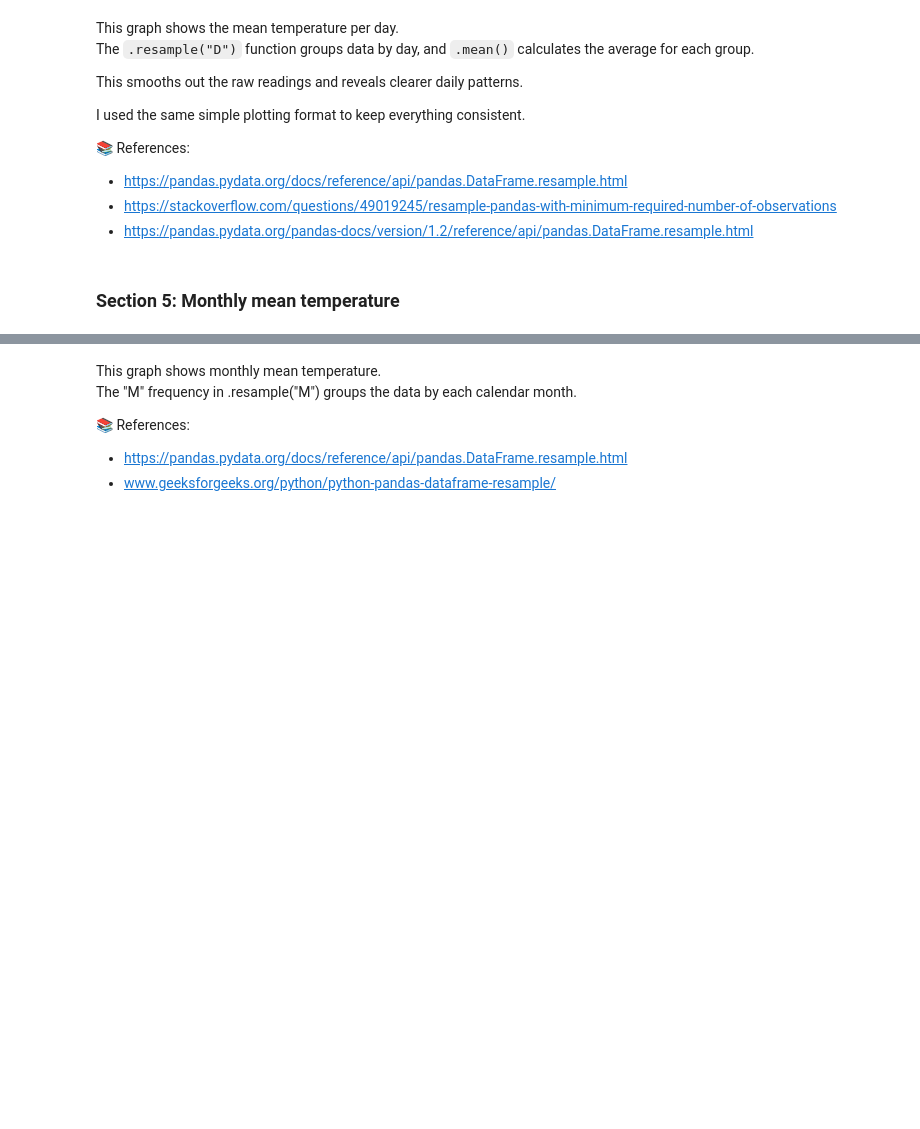
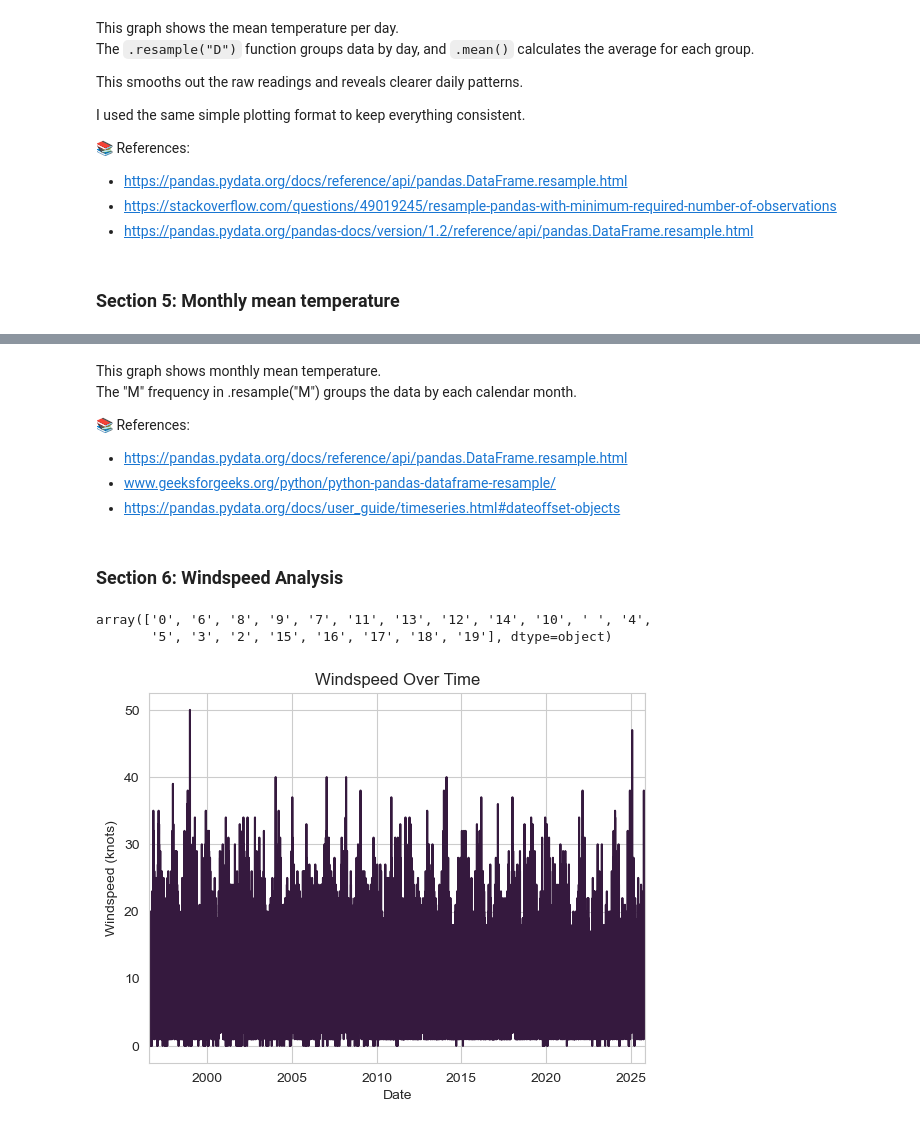
Before and after one commit to tihana-gray/programming-for-data-analytics, a Jupyter notebook: assignments/assignment06-weather.ipynb, the cells around one changed output, grey strips where cells are left out. Saved outputs shown, nothing was run; the diff lists cells and outputs as text; code cells hidden in the pictures; blank space fills up the shorter version.

```diff
--- a/assignments/assignment06-weather.ipynb
+++ b/assignments/assignment06-weather.ipynb
@@ -177,3 +177,40 @@ The "M" frequency in .resample("M") groups the data by each calendar month.
 📚 References:
 - https://pandas.pydata.org/docs/reference/api/pandas.DataFrame.resample.html
 - www.geeksforgeeks.org/python/python-pandas-dataframe-resample/
+- https://pandas.pydata.org/docs/user_guide/timeseries.html#dateoffset-objects
+# %% [markdown]
+### Section 6: Windspeed Analysis
+# %%
+# Cleaning the windspeed column
+df["wdsp"].head()
+df["wdsp"].dtype
+df["wdsp"].unique()[:20]
+# %% [output]
+array(['0', '6', '8', '9', '7', '11', '13', '12', '14', '10', ' ', '4',
+       '5', '3', '2', '15', '16', '17', '18', '19'], dtype=object)
+# %%
+# Fixing the windspeed column by replacing blank spaces with missing values
+df["wdsp"] = df["wdsp"].replace(" ", pd.NA)
+# https://pandas.pydata.org/docs/reference/api/pandas.DataFrame.replace.html
+
+# Converting the column to numeric values (non-numeric values become NaN)
+df["wdsp"] = pd.to_numeric(df["wdsp"], errors="coerce")
+# https://pandas.pydata.org/docs/reference/api/pandas.to_numeric.html
+
+# Applying seaborn style
+sns.set_style("whitegrid")
+# https://seaborn.pydata.org/generated/seaborn.set_style.html
+
+#Changing the color palette
+sns.set_palette(sns.color_palette("rocket"))
+
+df["wdsp"].plot()
+# https://pandas.pydata.org/docs/reference/api/pandas.Series.plot.html
+
+plt.title("Windspeed Over Time")
+plt.xlabel("Date")
+plt.ylabel("Windspeed (knots)")
+
+plt.show()
+# %% [output]
+[figure, added]
```
Also changed, not shown: parts of 14 cells of this notebook.
